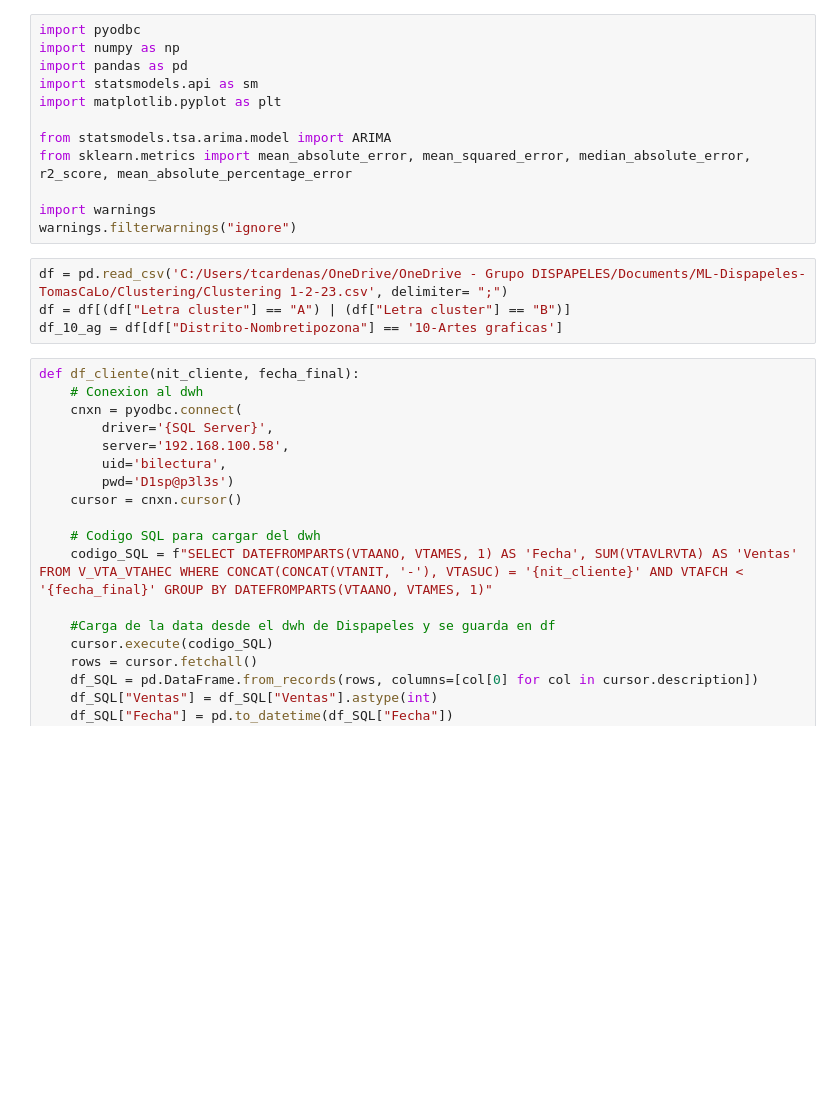
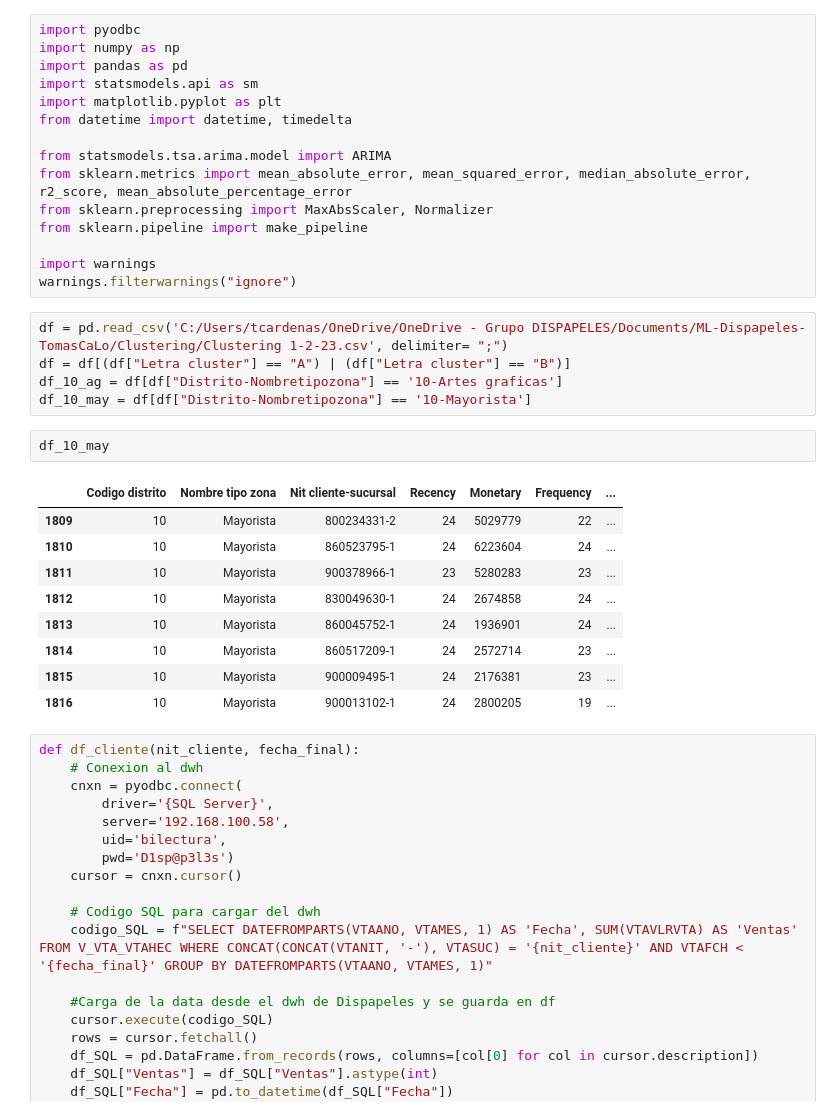
Before and after one commit to TomasCardeLo/ML-Dispapeles-TomasCaLo, a Jupyter notebook: Time series/Time series v3.ipynb, the cells around one changed output. Cells and saved outputs as stored; diff of their text form; blank space fills up the shorter version.

```diff
--- a/Time series/Time series v3.ipynb
+++ b/Time series/Time series v3.ipynb
@@ -4,9 +4,12 @@ import numpy as np
 import pandas as pd
 import statsmodels.api as sm
 import matplotlib.pyplot as plt
+from datetime import datetime, timedelta
 
 from statsmodels.tsa.arima.model import ARIMA
 from sklearn.metrics import mean_absolute_error, mean_squared_error, median_absolute_error, r2_score, mean_absolute_percentage_error
+from sklearn.preprocessing import MaxAbsScaler, Normalizer
+from sklearn.pipeline import make_pipeline
 
 import warnings
 warnings.filterwarnings("ignore")
@@ -14,6 +17,19 @@ warnings.filterwarnings("ignore")
 df = pd.read_csv('C:/Users/tcardenas/OneDrive/OneDrive - Grupo DISPAPELES/Documents/ML-Dispapeles-TomasCaLo/Clustering/Clustering 1-2-23.csv', delimiter= ";")
 df = df[(df["Letra cluster"] == "A") | (df["Letra cluster"] == "B")]
 df_10_ag = df[df["Distrito-Nombretipozona"] == '10-Artes graficas']
+df_10_may = df[df["Distrito-Nombretipozona"] == '10-Mayorista']
+# %%
+df_10_may
+# %% [output]
+|  | Codigo distrito | Nombre tipo zona | Nit cliente-sucursal | Recency | Monetary | Frequency | ... |
+| 1809 | 10 | Mayorista | 800234331-2 | 24 | 5029779 | 22 | ... |
+| 1810 | 10 | Mayorista | 860523795-1 | 24 | 6223604 | 24 | ... |
+| 1811 | 10 | Mayorista | 900378966-1 | 23 | 5280283 | 23 | ... |
+| 1812 | 10 | Mayorista | 830049630-1 | 24 | 2674858 | 24 | ... |
+| 1813 | 10 | Mayorista | 860045752-1 | 24 | 1936901 | 24 | ... |
+| 1814 | 10 | Mayorista | 860517209-1 | 24 | 2572714 | 23 | ... |
+| 1815 | 10 | Mayorista | 900009495-1 | 24 | 2176381 | 23 | ... |
+| 1816 | 10 | Mayorista | 900013102-1 | 24 | 2800205 | 19 | ... |
 # %%
 def df_cliente(nit_cliente, fecha_final):
     # Conexion al dwh
```
Also changed, not shown: parts of 8 cells of this notebook.
